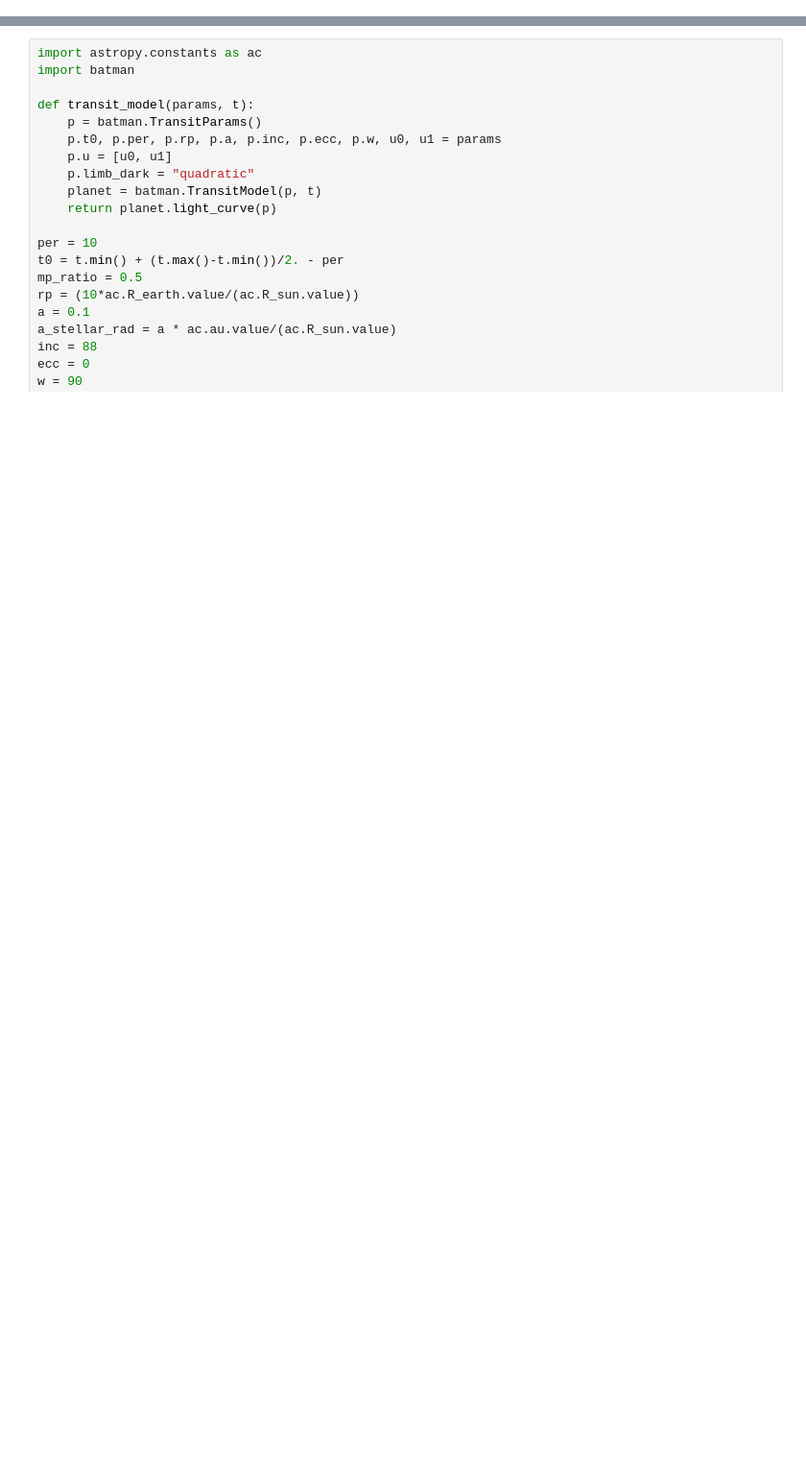
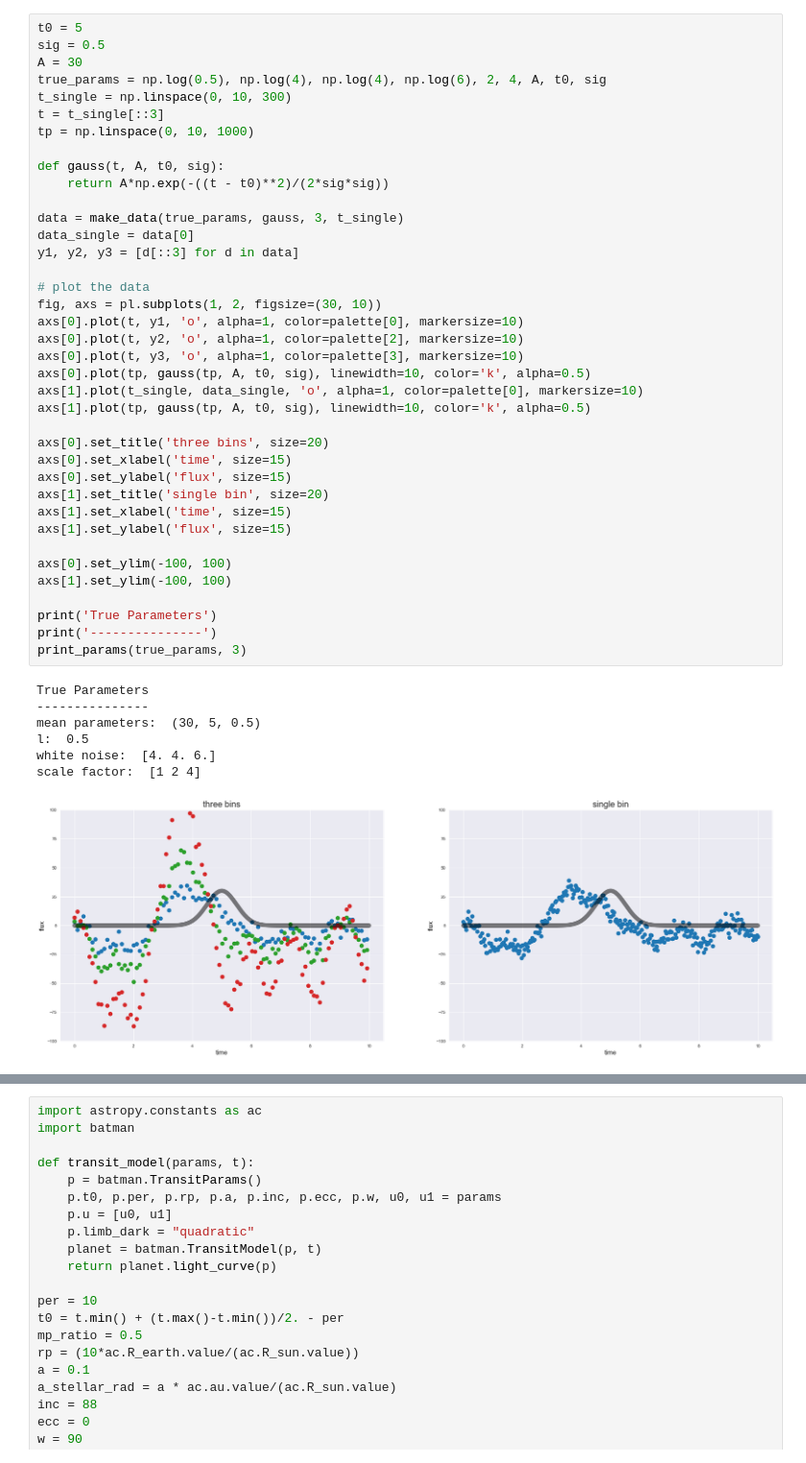
Before and after one commit to tagordon/gp2d, a Jupyter notebook: My GP Implementation.ipynb, the cells around one changed output, grey strips where cells are left out. Shown at 96% size. Cells and saved outputs as stored; diff of their text form; blank space fills up the shorter version.

```diff
--- a/My GP Implementation.ipynb
+++ b/My GP Implementation.ipynb
@@ -86,0 +106,46 @@ def fit_n_samples(p0, n_samples):
+# %%
+t0 = 5
+sig = 0.5
+A = 30
+true_params = np.log(0.5), np.log(4), np.log(4), np.log(6), 2, 4, A, t0, sig
+t_single = np.linspace(0, 10, 300)
+t = t_single[::3]
+tp = np.linspace(0, 10, 1000)
+
+def gauss(t, A, t0, sig):
+    return A*np.exp(-((t - t0)**2)/(2*sig*sig))
+
+data = make_data(true_params, gauss, 3, t_single)
+data_single = data[0]
+y1, y2, y3 = [d[::3] for d in data]
+
+# plot the data
+fig, axs = pl.subplots(1, 2, figsize=(30, 10))
+axs[0].plot(t, y1, 'o', alpha=1, color=palette[0], markersize=10)
+axs[0].plot(t, y2, 'o', alpha=1, color=palette[2], markersize=10)
+axs[0].plot(t, y3, 'o', alpha=1, color=palette[3], markersize=10)
+axs[0].plot(tp, gauss(tp, A, t0, sig), linewidth=10, color='k', alpha=0.5)
+axs[1].plot(t_single, data_single, 'o', alpha=1, color=palette[0], markersize=10)
+axs[1].plot(tp, gauss(tp, A, t0, sig), linewidth=10, color='k', alpha=0.5)
+
+axs[0].set_title('three bins', size=20)
+axs[0].set_xlabel('time', size=15)
+axs[0].set_ylabel('flux', size=15)
+axs[1].set_title('single bin', size=20)
+axs[1].set_xlabel('time', size=15)
+axs[1].set_ylabel('flux', size=15)
+
+axs[0].set_ylim(-100, 100)
+axs[1].set_ylim(-100, 100)
+
+print('True Parameters')
+print('---------------')
+print_params(true_params, 3)
+# %% [output]
+True Parameters
+---------------
+mean parameters:  (30, 5, 0.5)
+l:  0.5
+white noise:  [4. 4. 6.]
+scale factor:  [1 2 4]
+[figure, added]
```
Also changed, not shown: parts of 10 cells of this notebook.
